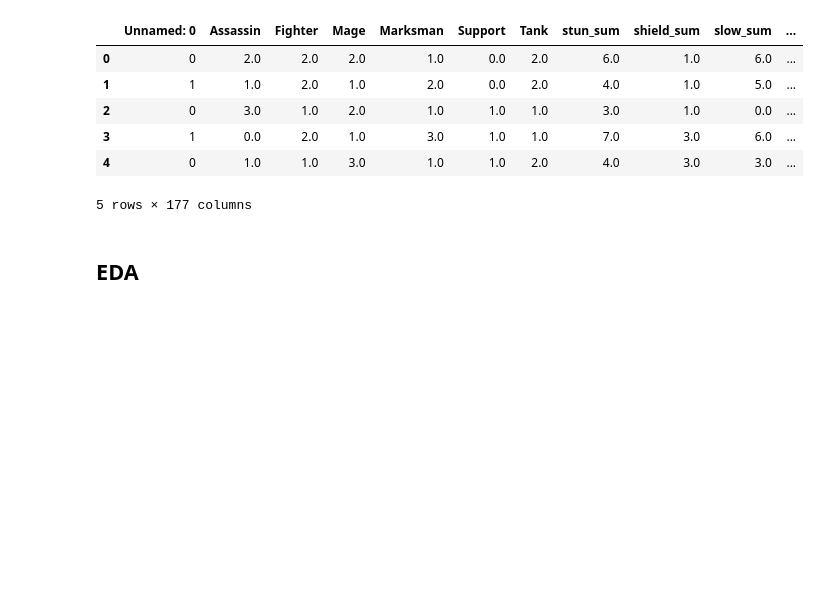
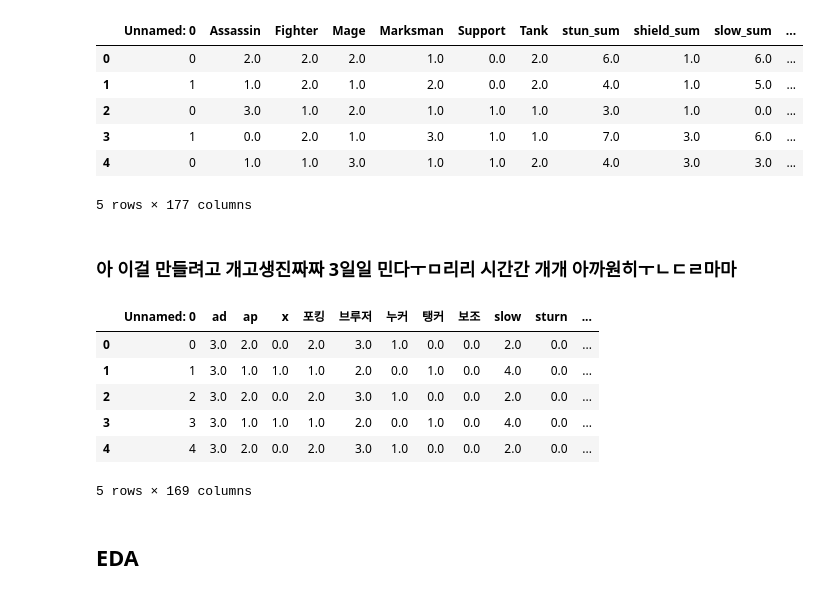
Before and after one commit to cabbi120101/PRJ_OK15GG, a Jupyter notebook: Try/시각화하기_매치.ipynb, the cells around one changed output. Cells and saved outputs as stored; diff of their text form; code cells hidden in the pictures; blank space fills up the shorter version.

```diff
--- a/Try/시각화하기_매치.ipynb
+++ b/Try/시각화하기_매치.ipynb
@@ -98,6 +98,19 @@ for i in range(len(info_name_cluster)):
         win = win.append(info_name_cluster.loc[i])
     else:
         lose = lose.append(info_name_cluster.loc[i])
+# %% [markdown]
+### 아 이걸 만들려고 개고생진짜짜 3일일 민다ㅜㅁ리리 시간간 개개 아까원히ㅜㄴㄷㄹ마마
+# %%
+new_tag_match = pd.read_csv("/content/drive/MyDrive/Colab Notebooks/동욱코드모음/마지막프로젝트/4주차/파생데이터/new_tag.csv")
+new_tag_match.head()
+# %% [output]
+|  | Unnamed: 0 | ad | ap | x | 포킹 | 브루저 | 누커 | 탱커 | 보조 | slow | sturn | ... |
+| 0 | 0 | 3.0 | 2.0 | 0.0 | 2.0 | 3.0 | 1.0 | 0.0 | 0.0 | 2.0 | 0.0 | ... |
+| 1 | 1 | 3.0 | 1.0 | 1.0 | 1.0 | 2.0 | 0.0 | 1.0 | 0.0 | 4.0 | 0.0 | ... |
+| 2 | 2 | 3.0 | 2.0 | 0.0 | 2.0 | 3.0 | 1.0 | 0.0 | 0.0 | 2.0 | 0.0 | ... |
+| 3 | 3 | 3.0 | 1.0 | 1.0 | 1.0 | 2.0 | 0.0 | 1.0 | 0.0 | 4.0 | 0.0 | ... |
+| 4 | 4 | 3.0 | 2.0 | 0.0 | 2.0 | 3.0 | 1.0 | 0.0 | 0.0 | 2.0 | 0.0 | ... |
+5 rows × 169 columns
 # %% [markdown]
 ## EDA
 # %%
```
Also changed, not shown: parts of 17 cells of this notebook.
